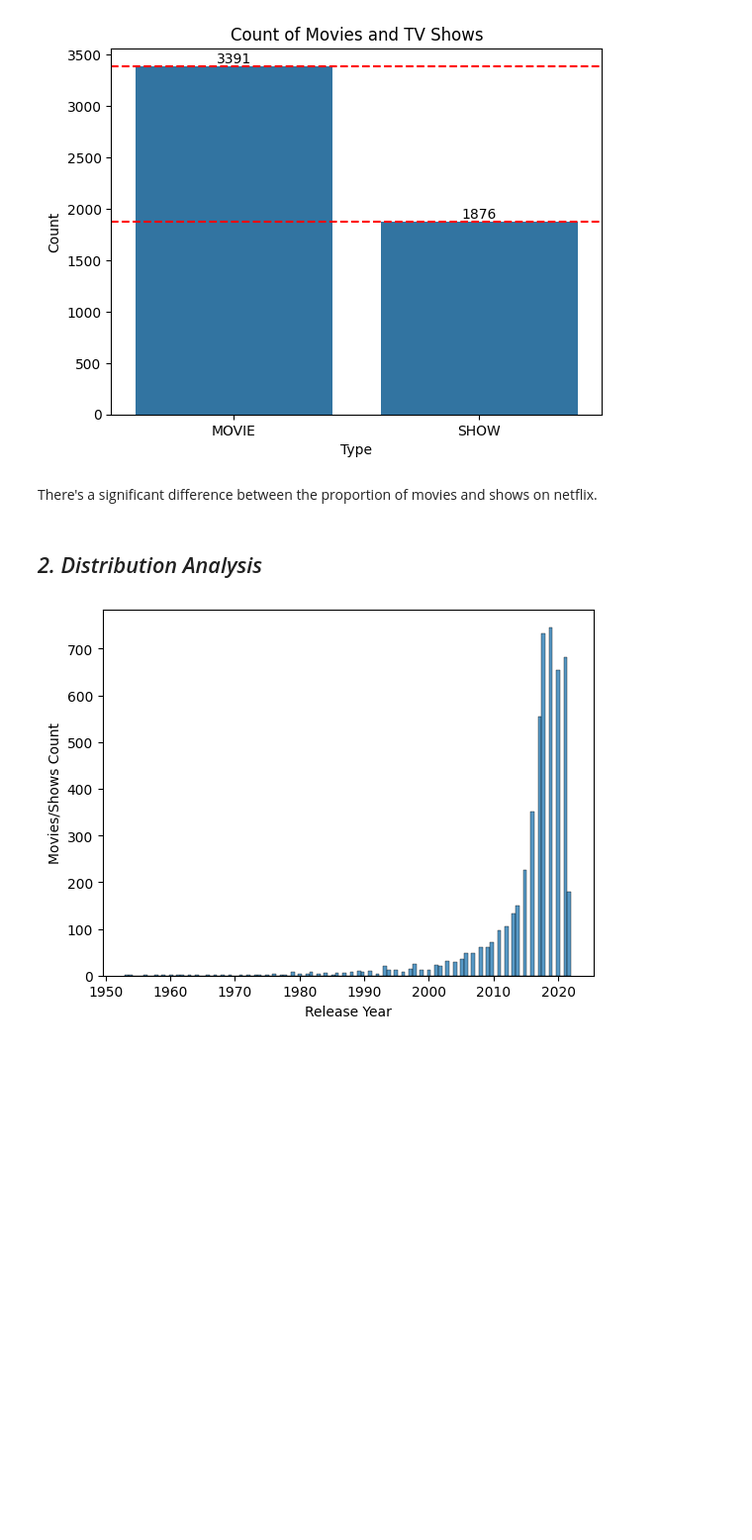
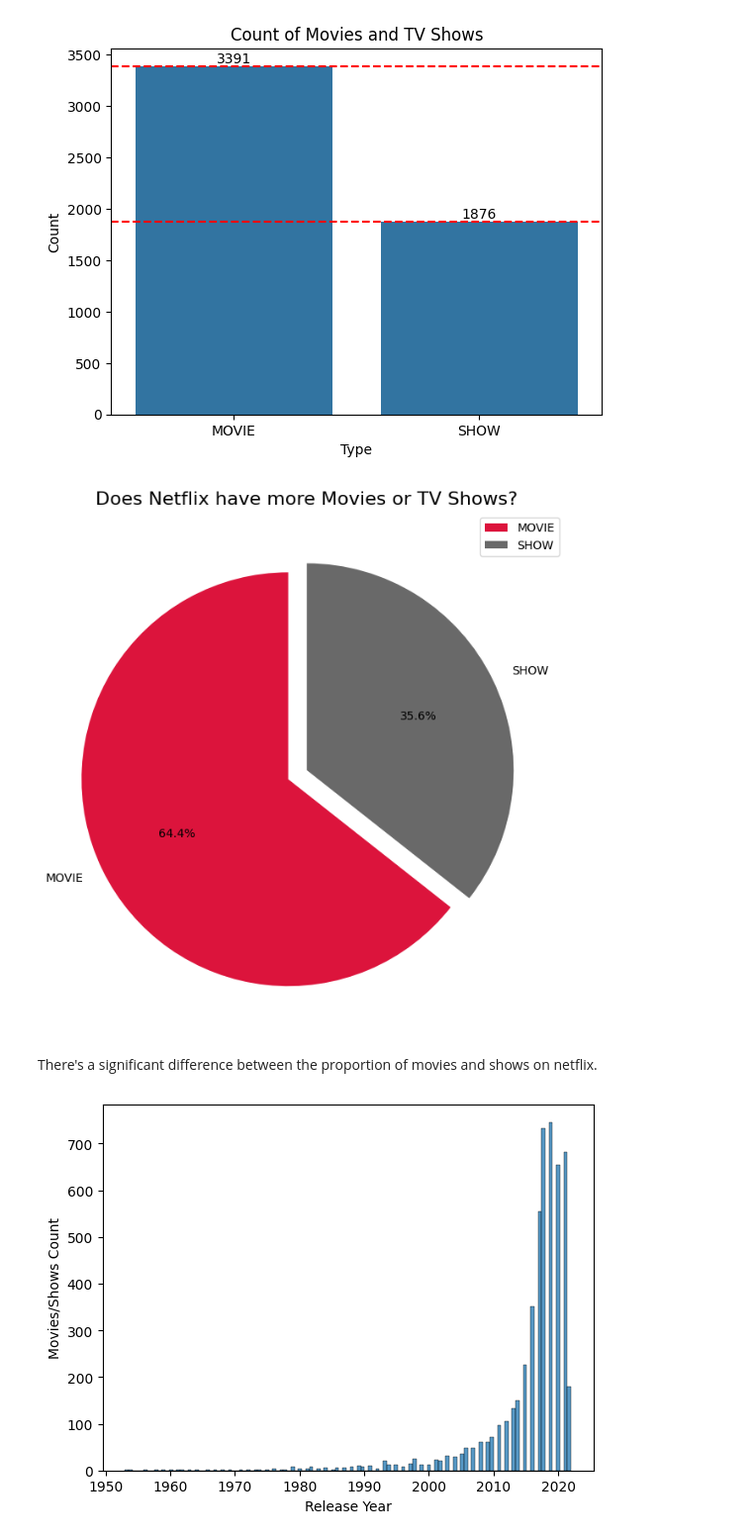
Before and after one commit to soumi22/Netflix-Movies-Shows, a Jupyter notebook: Netflix_TV_Shows_&_Movies.ipynb, the cells around one changed output. Shown at 99% size. Drawn from its saved outputs; the diff is of its cells as text; code cells hidden in the pictures; blank space fills up the shorter version.

```diff
--- a/Netflix_TV_Shows_&_Movies.ipynb
+++ b/Netflix_TV_Shows_&_Movies.ipynb
@@ -238,10 +238,17 @@ plt.title('Count of Movies and TV Shows')
 plt.show()
 # %% [output]
 [figure]
+# %%
+percent = data['type'].value_counts()
+plt.figure(figsize=(8,8))
+plt.pie(percent.values, labels = percent.index, autopct = '%.1f%%', startangle = 90, explode = [0.1, 0], colors = ['crimson', 'dimgrey'])
+plt.legend()
+plt.title('Does Netflix have more Movies or TV Shows?', fontsize=16)
+plt.show()
+# %% [output]
+[figure, added]
 # %% [markdown]
 There's a significant difference between the proportion of movies and shows on netflix.
-# %% [markdown]
-## *2. Distribution Analysis*
 # %%
 ## Distribution of release_year (to understand how the content is spread over time)
 sns.histplot(data, x='release_year')
```
Also changed, not shown: parts of 65 cells of this notebook.
